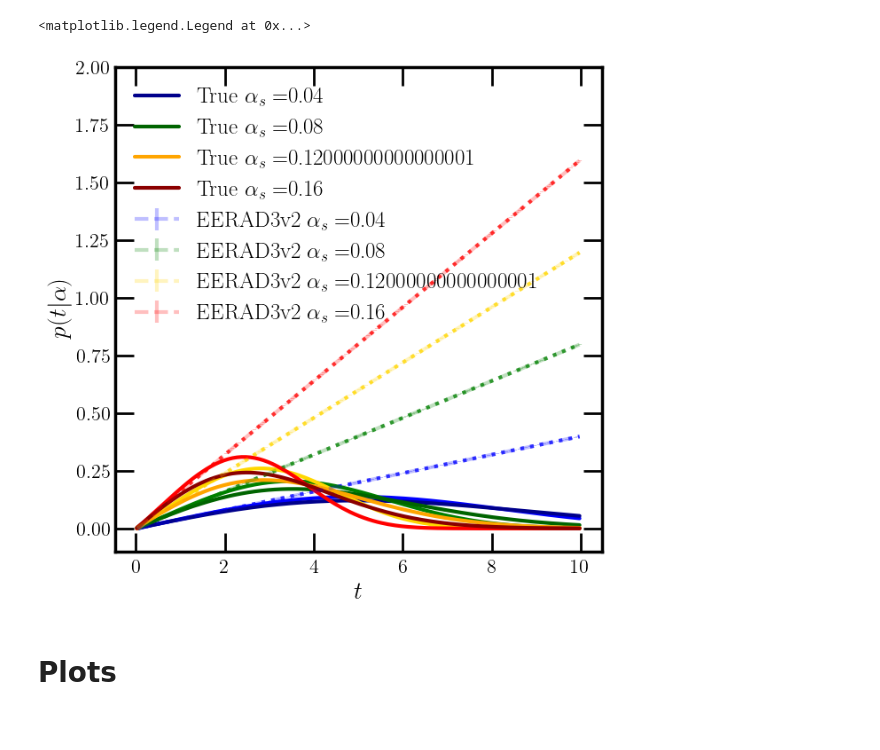
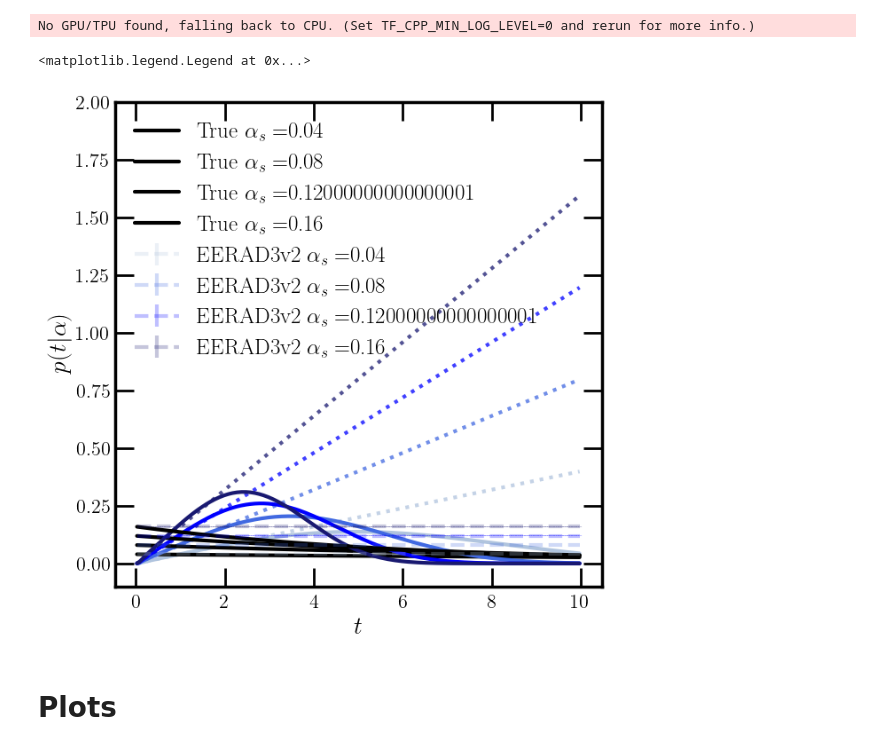
Before and after one commit to rikab/RDF, a Jupyter notebook: numeric/plot_results_JAX.ipynb, the cells around one changed output. Cells and saved outputs as stored; diff of their text form; code cells hidden in the pictures.

```diff
--- a/numeric/plot_results_JAX.ipynb
+++ b/numeric/plot_results_JAX.ipynb
@@ -27,23 +27,32 @@ t_labels = {"thrust" : r"$t = \log(1/2\tau)$",
 
 names = {"thrust" : r"Thrust",
         "c_param" : r"C-Parameter",
-        "exponential" : r"Exponential Dist. [Toy]",
-        "rayleigh" : r"Rayleigh Dist. [Toy]"
+        "exponential" : r"Exponential [Toy]",
+        "rayleigh" : r"Rayleigh [Toy]"
 }
 
 
 orders = {1 : r"$\mathcal{O}(\alpha_s^1)$",
-          2 : r"$\mathcal{O}(\alpha_s^2)$"}
+          2 : r"$\mathcal{O}(\alpha_s^2)$",
+          3: r"$\mathcal{O}(\alpha_s^3)$"}
 
 # Colors
 colors = ["red", "gold", "green", "blue"][::-1]
 darkcolors = ["darkred", "orange", "darkgreen", "darkblue"][::-1]
+
+
+
+o1_colors = ["lightsteelblue", "royalblue", "blue", "midnightblue"]
+o2_colors = ["thistle", "plum", "violet", "purple"]
+o3_colors = ["mistyrose", "lightcoral", "red", "firebrick"]
+
+colors = {1: o1_colors, 2: o2_colors, 3: o3_colors}
 # %%
 # TODO: Replace this with Radha's YAML files
 mstar = 1
 m = 1
 n = 7
-dist = "rayleigh"
+dist = "exponential"
 
 mult_factor = 2 if dist == "thrust" else 1
 
@@ -101,5 +110,7 @@ if m == 2:
 for mi in range(m+1-mstar):
     params["g_star"][mi] *= signs #* factorials[mi]
     params["g_coeffs"][mi] *= signs #* factorials[mi]
+# %% [output]
+No GPU/TPU found, falling back to CPU. (Set TF_CPP_MIN_LOG_LEVEL=0 and rerun for more info.)
 # %%
 from utils.function_utils import polynomial, taylor_expand_in_alpha
@@ -205,38 +216,38 @@ yerrs_xs = yerrs / x_bin_centers
 
 
 # Make a plot of the data
 fig, ax = newplot("full")
 q_vals = Q_ANSATZ(t_bin_centers, keys, params)
 q_taylor_vals = QM_ANSATZ(t_bin_centers, keys, params)
 
 for (k, key) in enumerate(keys):
     y, yerr = data_dict[key]
     y = y[:,0]
     yerr = yerr[:,0]
 
 
     min_y_err = np.min(yerr[yerr > 0])
     yerr = np.clip(yerr, a_min=min_y_err.item(), a_max=None)
 
-    plt.errorbar(t_bin_centers, y, yerr, color = colors[k], ls = "--", alpha = 0.25 ,label = r"EERAD3v2 $\alpha_s = $" + f"{key}")
-    plt.plot(t_bin_centers, q_vals[k], color = colors[k])
-    plt.plot(t_bin_centers, q_taylor_vals[k], color = colors[k], alpha = 0.75, ls = "dotted")
+    plt.errorbar(t_bin_centers, y, yerr, color = colors[m][k], ls = "--", alpha = 0.25 ,label = r"EERAD3v2 $\alpha_s = $" + f"{key}")
+    plt.plot(t_bin_centers, q_vals[k], color = colors[m][k])
+    plt.plot(t_bin_centers, q_taylor_vals[k], color = colors[m][k], alpha = 0.75, ls = "dotted")
 
     if data_true_dict is not None:
         y_true, _ = data_true_dict[key]
-        plt.plot(t_bin_centers, y_true,  color = darkcolors[k], ls = "-",label = r"True $\alpha_s = $" + f"{key}")
+        plt.plot(t_bin_centers, y_true,  color = "black", ls = "-",label = r"True $\alpha_s = $" + f"{key}")
 
 
     # plt.plot(t_bin_centers, q_taylor_vals[k] / q_vals[k], color = colors[k], alpha = 0.75, ls = "-.")
 
 plt.ylim(-0.1, 2)
 # plt.xscale("log")
 plt.xlabel(r"$t$")
 plt.ylabel(r"$p(t | \alpha)$")
 plt.legend(loc = "upper left")
 # %% [output]
 <matplotlib.legend.Legend at 0x...>
-[figure, old version]
+[figure, new version]
 # %% [markdown]
 # Plots
 # %%
```
Also changed, not shown: parts of 5 cells of this notebook, 23 other files.
